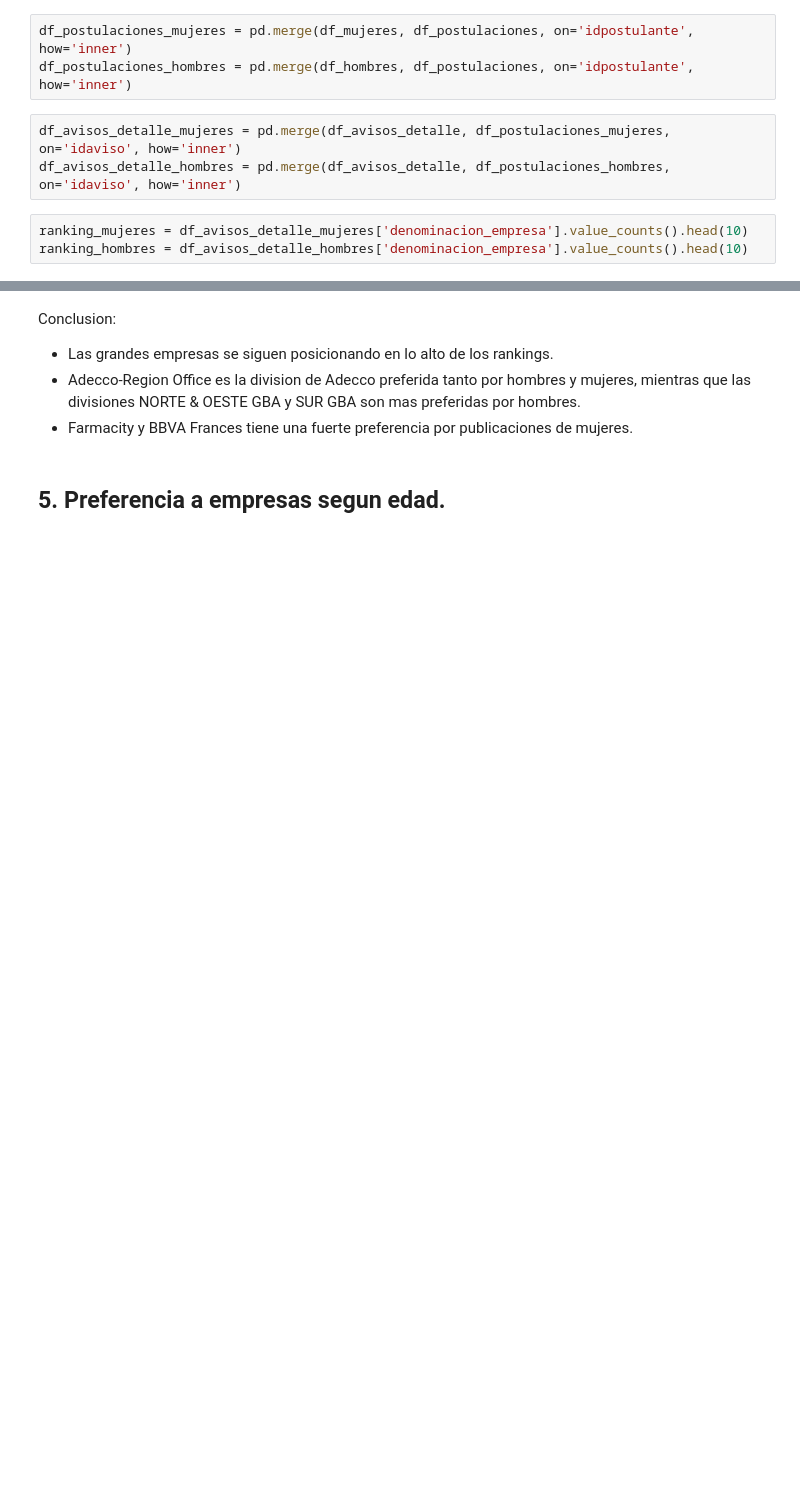
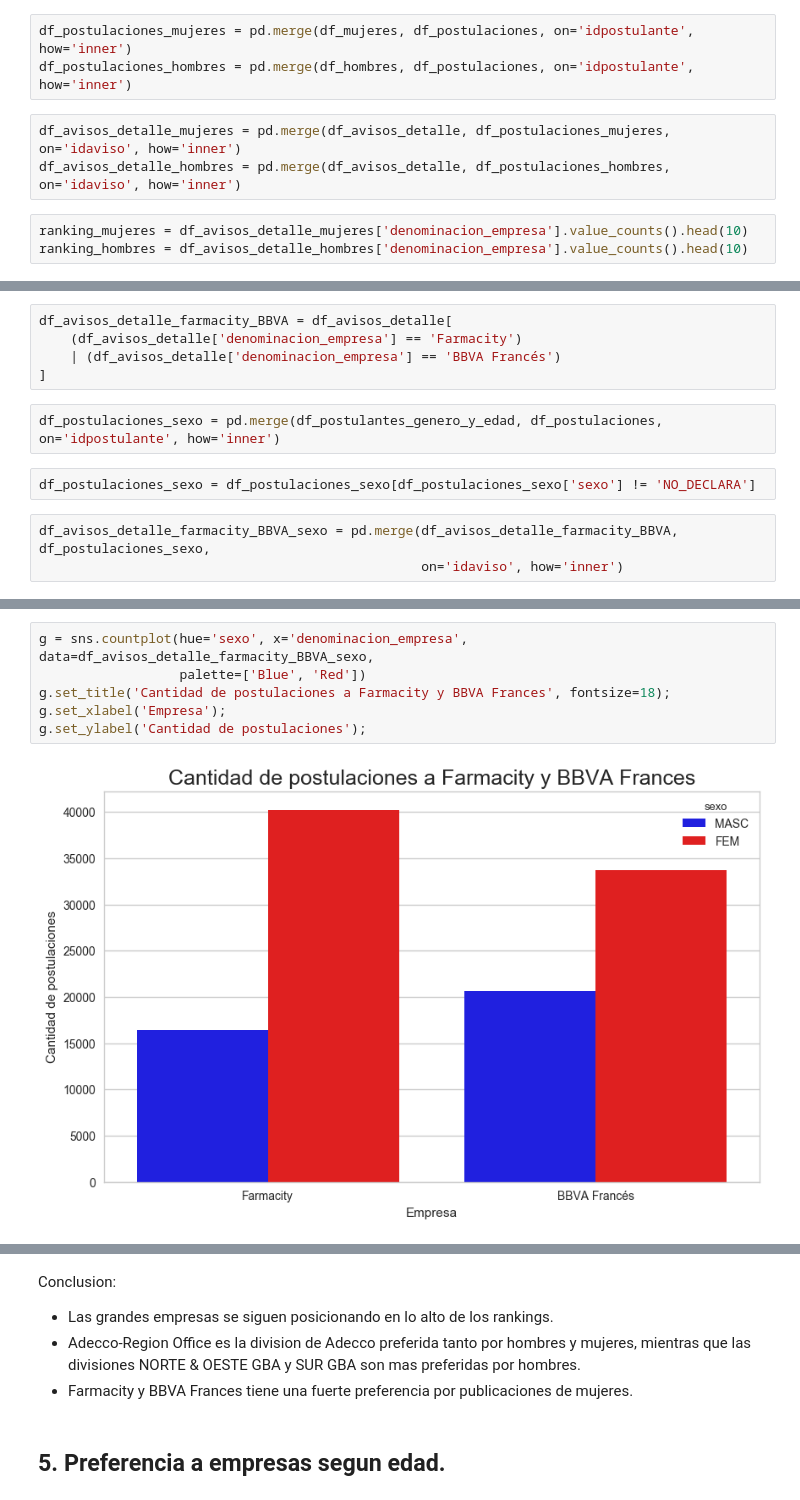
Before and after one commit to GastonMontes/75.06-Datos-TP1, a Jupyter notebook: Notebooks/Estudio_de_empresas.ipynb, the cells around one changed output, grey strips where cells are left out. Saved outputs shown, nothing was run; the diff lists cells and outputs as text; blank space fills up the shorter version.

```diff
--- a/Notebooks/Estudio_de_empresas.ipynb
+++ b/Notebooks/Estudio_de_empresas.ipynb
@@ -415,0 +416,12 @@ g.set_ylabel('Empresas');
+# %%
+df_avisos_detalle_farmacity_BBVA = df_avisos_detalle[
+    (df_avisos_detalle['denominacion_empresa'] == 'Farmacity')
+    | (df_avisos_detalle['denominacion_empresa'] == 'BBVA Francés')
+]
+# %%
+df_postulaciones_sexo = pd.merge(df_postulantes_genero_y_edad, df_postulaciones, on='idpostulante', how='inner')
+# %%
+df_postulaciones_sexo = df_postulaciones_sexo[df_postulaciones_sexo['sexo'] != 'NO_DECLARA']
+# %%
+df_avisos_detalle_farmacity_BBVA_sexo = pd.merge(df_avisos_detalle_farmacity_BBVA, df_postulaciones_sexo,
+                                                 on='idaviso', how='inner')
@@ -416 +433,9 @@ g.set_ylabel('Empresas');
+# %%
+g = sns.countplot(hue='sexo', x='denominacion_empresa', data=df_avisos_detalle_farmacity_BBVA_sexo,
+                  palette=['Blue', 'Red'])
+g.set_title('Cantidad de postulaciones a Farmacity y BBVA Frances', fontsize=18);
+g.set_xlabel('Empresa');
+g.set_ylabel('Cantidad de postulaciones');
+# %% [output]
+[figure, added]
 # %%
```
Also changed, not shown: parts of 5 cells of this notebook.
